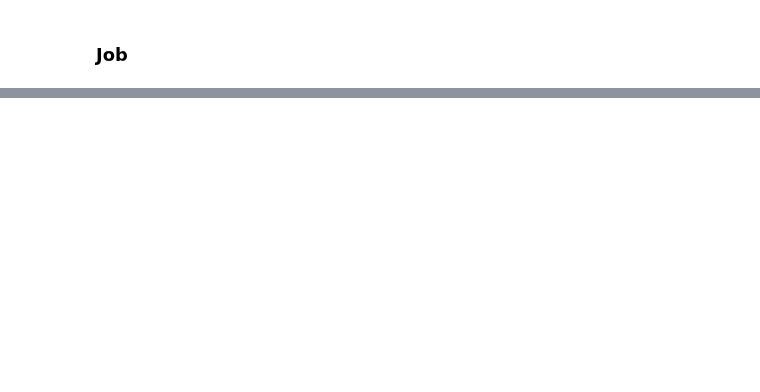
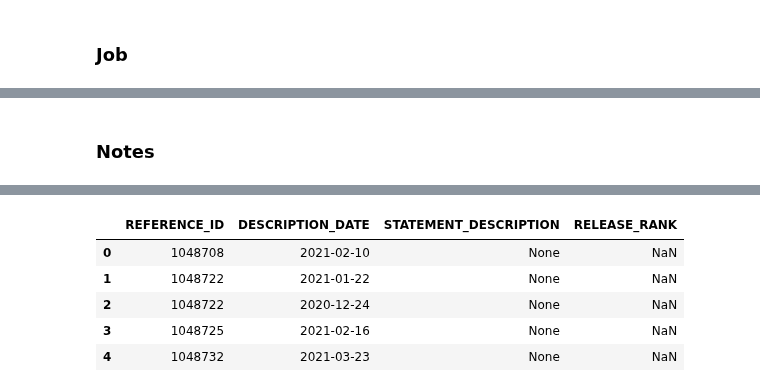
Before and after one commit to cpassorelli/call-reports, a Jupyter notebook: ipython/requests-data-warehouse-integration-exploration.ipynb, the cells around one changed output, grey strips where cells are left out. Saved outputs shown, nothing was run; the diff lists cells and outputs as text; code cells hidden in the pictures; blank space fills up the shorter version.

Commit message:
integrated notes

```diff
--- a/ipython/requests-data-warehouse-integration-exploration.ipynb
+++ b/ipython/requests-data-warehouse-integration-exploration.ipynb
@@ -920,3 +971,44 @@ Wall time: 144 ms
 | 2 | 3178 | NaN | NaN | 3178 | None |
 | 3 | 3447 | NaN | NaN | 3447 | None |
 | 4 | 3467 | NaN | NaN | 3467 | None |
+# %% [markdown]
+### Notes
+# %%
+%%time
+from pyspark.sql import Window
+from pyspark.sql.functions import col, date_trunc, desc, dense_rank, length, lower, when
+
+column = when(length('STNDescription') < 4096, col('STNDescription'))
+
+condition = lower('STNDescription').contains('statement re-released')
+window = dense_rank().over(Window.partitionBy(condition, 'STID').orderBy(desc('STNAdded')))
+case = when(condition, window)
+
+
+path = os.path.join(SILVER, 'descriptions')
+
+(
+    notes
+    .join(
+        requests,
+        on=requests['ReferenceNumber'] == notes['STID'],
+        how='left_semi'
+    )
+    .withColumn('_length', column)
+    .withColumn('_row_number', case)
+    .withColumn('STNAdded', date_trunc('second', 'STNAdded'))
+    .selectExpr(
+        'STID as REFERENCE_ID',
+        'STNAdded as DESCRIPTION_DATE',
+        '_length as STATEMENT_DESCRIPTION',
+        '_row_number as RELEASE_RANK'
+    )
+    .write
+    .mode('overwrite')
+    .parquet(path)
+)
+
+
+descriptions = spark.read.parquet(path)
+descriptions.limit(5).toPandas()
+# %% [output]
@@ -922,0 +1017,6 @@ Wall time: 144 ms
+|  | REFERENCE_ID | DESCRIPTION_DATE | STATEMENT_DESCRIPTION | RELEASE_RANK |
+| 0 | 1048708 | 2021-02-10 | None | NaN |
+| 1 | 1048722 | 2021-01-22 | None | NaN |
+| 2 | 1048722 | 2020-12-24 | None | NaN |
+| 3 | 1048725 | 2021-02-16 | None | NaN |
+| 4 | 1048732 | 2021-03-23 | None | NaN |
```
Also changed, not shown: parts of 10 cells of this notebook, 1 other file.
